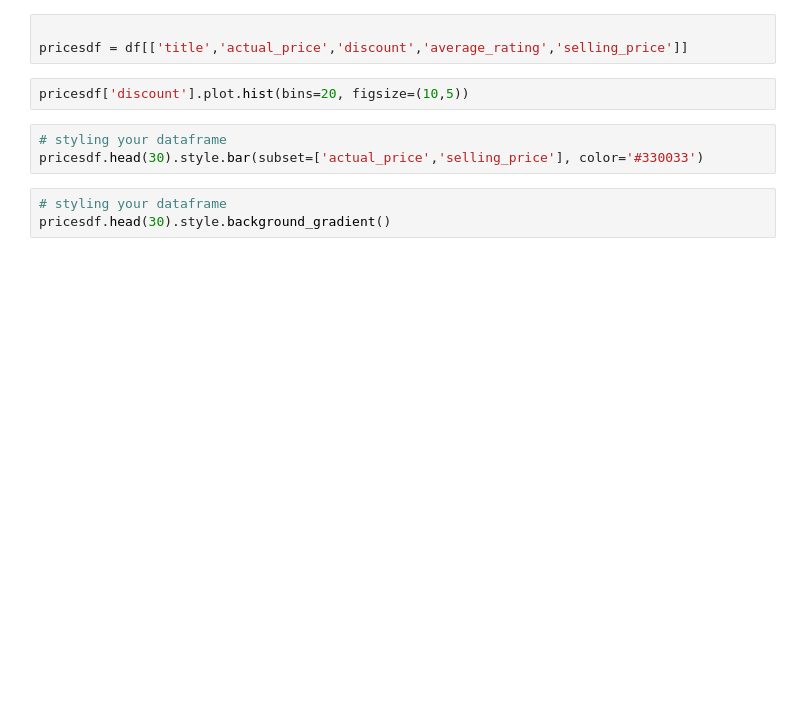
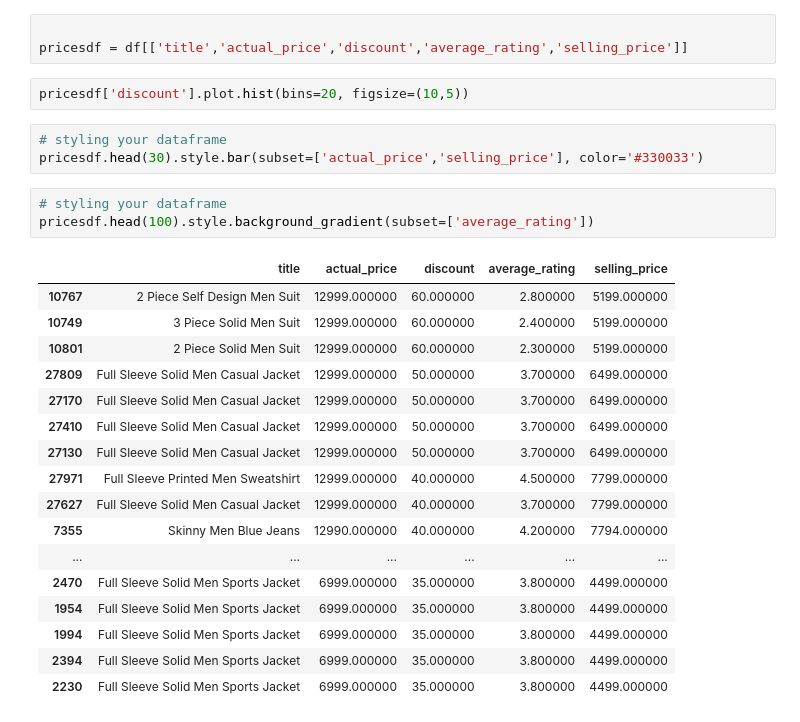
Before and after one commit to digipodium/2023-MAY-PYDSDA-MTWF-330, a Jupyter notebook: analysis_2.ipynb, the cells around one changed output. Cells and saved outputs as stored; diff of their text form; blank space fills up the shorter version.

```diff
--- a/analysis_2.ipynb
+++ b/analysis_2.ipynb
@@ -132,4 +132,22 @@ pricesdf['discount'].plot.hist(bins=20, figsize=(10,5))
 pricesdf.head(30).style.bar(subset=['actual_price','selling_price'], color='#330033')
 # %%
 # styling your dataframe
-pricesdf.head(30).style.background_gradient()
+pricesdf.head(100).style.background_gradient(subset=['average_rating'])
+# %% [output]
+|  | title | actual_price | discount | average_rating | selling_price |
+| 10767 | 2 Piece Self Design Men Suit | 12999.000000 | 60.000000 | 2.800000 | 5199.000000 |
+| 10749 | 3 Piece Solid Men Suit | 12999.000000 | 60.000000 | 2.400000 | 5199.000000 |
+| 10801 | 2 Piece Solid Men Suit | 12999.000000 | 60.000000 | 2.300000 | 5199.000000 |
+| 27809 | Full Sleeve Solid Men Casual Jacket | 12999.000000 | 50.000000 | 3.700000 | 6499.000000 |
+| 27170 | Full Sleeve Solid Men Casual Jacket | 12999.000000 | 50.000000 | 3.700000 | 6499.000000 |
+| 27410 | Full Sleeve Solid Men Casual Jacket | 12999.000000 | 50.000000 | 3.700000 | 6499.000000 |
+| 27130 | Full Sleeve Solid Men Casual Jacket | 12999.000000 | 50.000000 | 3.700000 | 6499.000000 |
+| 27971 | Full Sleeve Printed Men Sweatshirt | 12999.000000 | 40.000000 | 4.500000 | 7799.000000 |
+| 27627 | Full Sleeve Solid Men Casual Jacket | 12999.000000 | 40.000000 | 3.700000 | 7799.000000 |
+| 7355 | Skinny Men Blue Jeans | 12990.000000 | 40.000000 | 4.200000 | 7794.000000 |
+| ... | ... | ... | ... | ... | ... |
+| 2470 | Full Sleeve Solid Men Sports Jacket | 6999.000000 | 35.000000 | 3.800000 | 4499.000000 |
+| 1954 | Full Sleeve Solid Men Sports Jacket | 6999.000000 | 35.000000 | 3.800000 | 4499.000000 |
+| 1994 | Full Sleeve Solid Men Sports Jacket | 6999.000000 | 35.000000 | 3.800000 | 4499.000000 |
+| 2394 | Full Sleeve Solid Men Sports Jacket | 6999.000000 | 35.000000 | 3.800000 | 4499.000000 |
+| 2230 | Full Sleeve Solid Men Sports Jacket | 6999.000000 | 35.000000 | 3.800000 | 4499.000000 |
```
